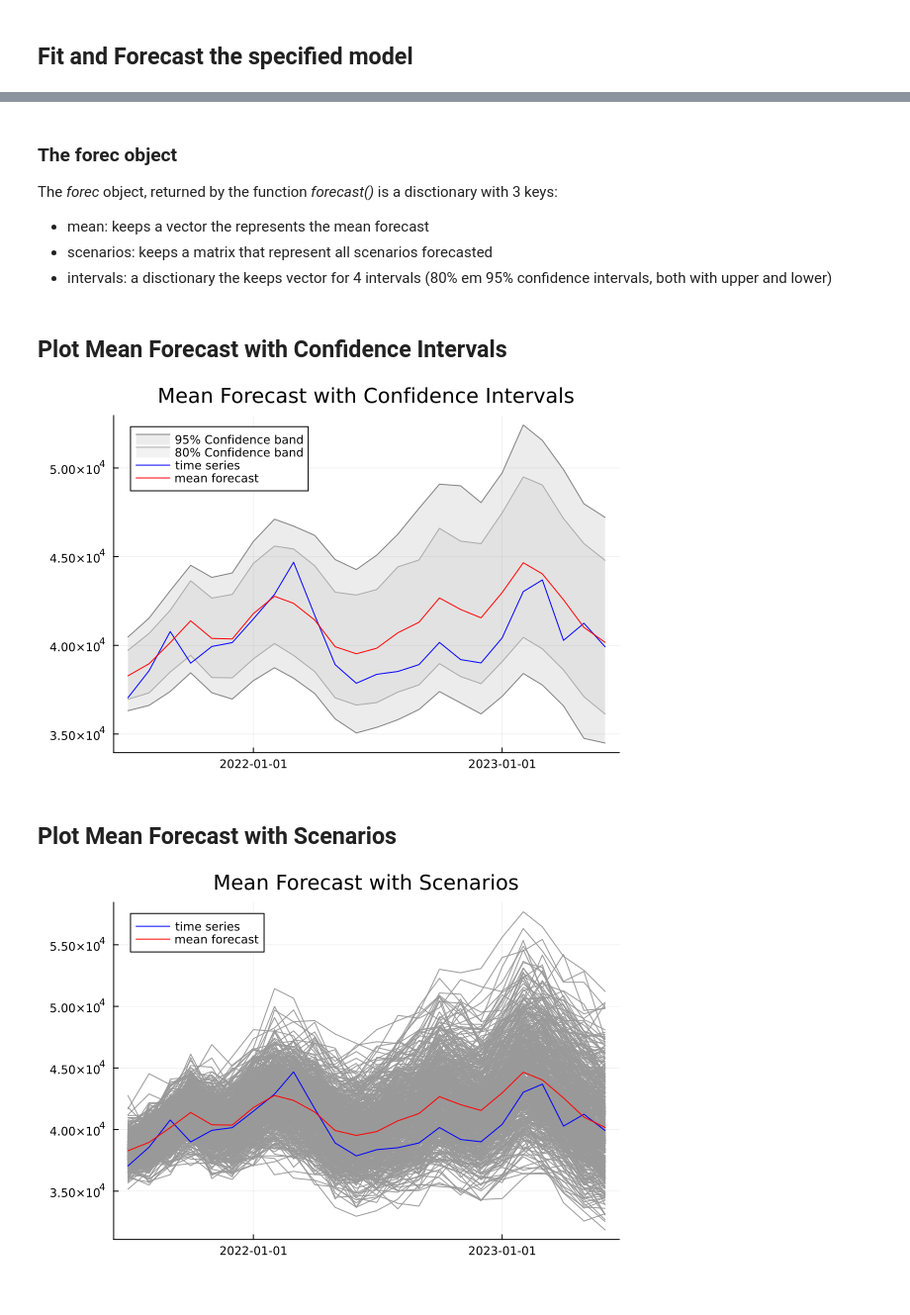
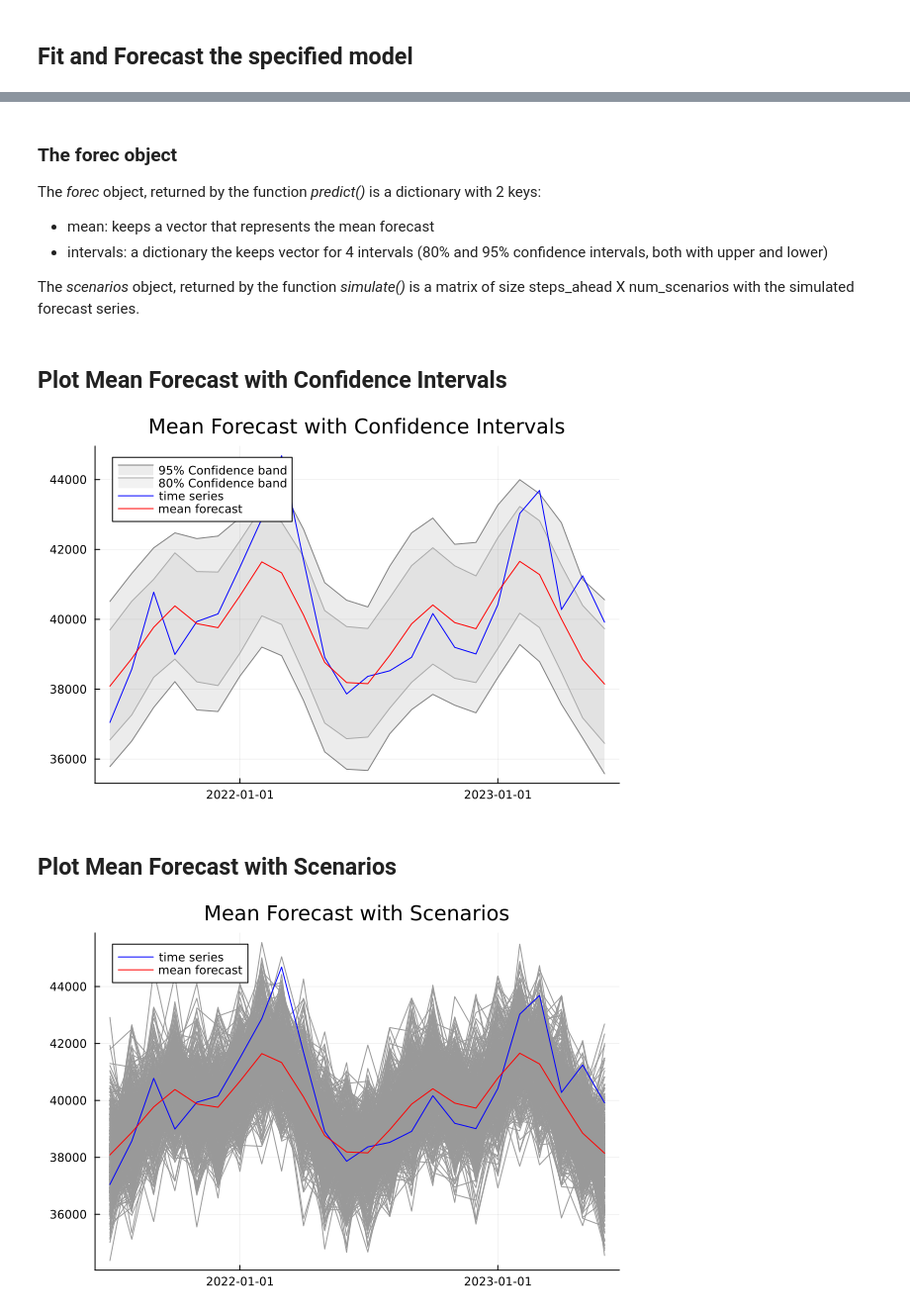
Before and after one commit to LAMPSPUC/UnobservedComponentsGAS, a Jupyter notebook: examples/2_forecast_example.ipynb, the cells around one changed output, grey strips where cells are left out. Shown at 99% size. Saved outputs shown, nothing was run; the diff lists cells and outputs as text; code cells hidden in the pictures.

Commit message:
separate predict and simulate functions

```diff
--- a/examples/2_forecast_example.ipynb
+++ b/examples/2_forecast_example.ipynb
@@ -40,14 +40,14 @@ Model specifications:
 Since we have only the first parameter as time varying, we can pass a string "dynamic" instead of a vector of strings ["dynamic", ""].
  - *Example*: we are able to define level = "random walk slope" instead of level = ["random walk slope", ""]
 # %%
-dist                    = UnobservedComponentsGAS.LogNormalDistribution()
+dist                    = UnobservedComponentsGAS.NormalDistribution()
 time_varying_parameters = [true, false]
-d                       = 1.0
+d                       = 0.5
 num_scenarious          = 500
 
 level       = "random walk slope"
 seasonality = "deterministic 12"
-ar          = missing
+ar          = 2
 
 model = UnobservedComponentsGAS.GASModel(dist, time_varying_parameters, d, level,seasonality, ar);
 # %% [markdown]
@@ -55,3 +55,4 @@ model = UnobservedComponentsGAS.GASModel(dist, time_varying_parameters, d, level
 # %%
 fitted_model = UnobservedComponentsGAS.fit(model, y_train; robust = false);
 forec        = UnobservedComponentsGAS.predict(model, fitted_model, y_train, steps_ahead, num_scenarious);
+scenarios    = UnobservedComponentsGAS.simulate(model, fitted_model, y_train, steps_ahead, num_scenarious);
@@ -79,10 +59,11 @@ forec        = UnobservedComponentsGAS.predict(model, fitted_model, y_train, ste
 # %% [markdown]
 ### The forec object
 
-The *forec* object, returned by the function *forecast()* is a disctionary with 3 keys:
- - mean: keeps a vector the represents the mean forecast
- - scenarios: keeps a matrix that represent all scenarios forecasted
- - intervals: a disctionary the keeps vector for 4 intervals (80% em 95% confidence intervals, both with upper and lower)
+The *forec* object, returned by the function *predict()* is a dictionary with 2 keys:
+ - mean: keeps a vector that represents the mean forecast
+ - intervals: a dictionary the keeps vector for 4 intervals (80% and 95% confidence intervals, both with upper and lower)
+
+The *scenarios* object, returned by the function *simulate()* is a matrix of size steps_ahead X num_scenarios with the simulated forecast series.
 # %% [markdown]
 ## Plot Mean Forecast with Confidence Intervals
 # %%
@@ -94,16 +75,16 @@ plot!(dates_val, forec["intervals"]["80"]["upper"], label = "", color = :darkgre
 plot!(dates_val, y_val, label = "time series", color = :blue)
 plot!(dates_val, forec["mean"], label = "mean forecast", color = :red)
 # %% [output]
-[figure, old version]
+[figure, new version]
 # %% [markdown]
 ## Plot Mean Forecast with Scenarios
 # %%
 plot(title = "Mean Forecast with Scenarios")
-plot!(dates_val, forec["scenarios"], label = "", color = :grey60)
+plot!(dates_val, scenarios, label = "", color = :grey60)
 plot!(dates_val, y_val, label = "time series", color = :blue)
 plot!(dates_val, forec["mean"], label = "mean forecast", color = :red)
 # %% [output]
-[figure, old version]
+[figure, new version]
 # %% [markdown]
 ## Accuracy Metrics
 
```
Also changed, not shown: parts of 4 cells of this notebook, 5 other files.
